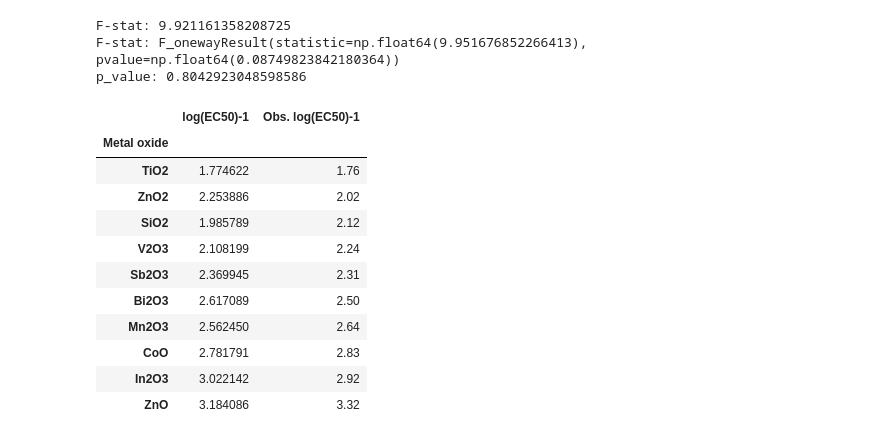
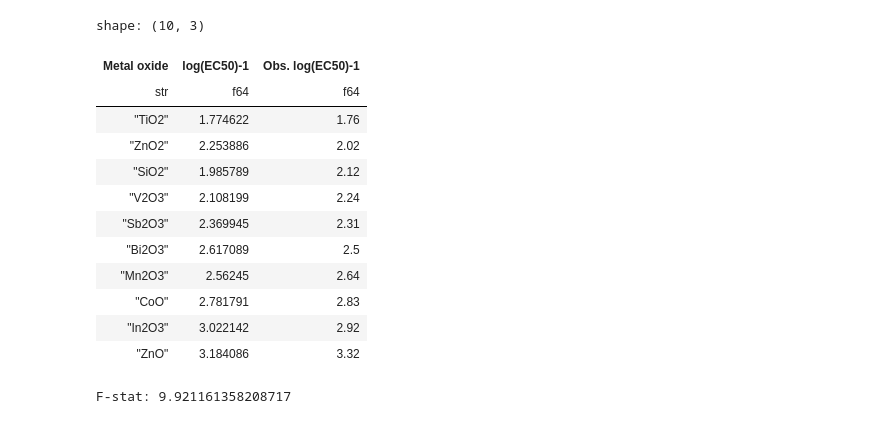
Before and after one commit to Kubabob/uczenie_maszynowe, a Jupyter notebook: 1/zad1.ipynb, the cells around one changed output. Saved outputs shown, nothing was run; the diff lists cells and outputs as text; code cells hidden in the pictures.

```diff
--- a/1/zad1.ipynb
+++ b/1/zad1.ipynb
@@ -41,0 +3,4 @@ standarized_data
+# %%
+input_matrix = pl.read_excel(
+    'zad1.xlsx'
+)
@@ -42,4 +18,12 @@ standarized_data
+# %%
+descriptors = input_matrix.select([pl.col("Hfc"), pl.col("Xc")])
+# %%
+standarized_descriptors = descriptors.select(
+    (pl.all() - pl.all().mean()) / pl.all().std()
+)
 # %%
-Y = pd.concat([2.466 + 0.244*standarized_data['Hfc'] + 0.394*standarized_data["Xc"], input_data['Obs. log(EC50)-1']],
-              axis=1,
-              names=['log(EC50)-1', 'Obs. log(EC50)-1'])
+Y_pred = standarized_descriptors.select(
+    (2.466 + 0.244*pl.col("Hfc") + 0.394*pl.col("Xc")).alias("log(EC50)-1")
+).with_columns(
+    input_matrix["Obs. log(EC50)-1"]
+)
@@ -100 +76,20 @@ Y
+# %%
+Y_pred.insert_column(
+    0,
+    input_matrix["Metal oxide"]
+)
+# %% [output]
+shape: (10, 3)
+| Metal oxide | log(EC50)-1 | Obs. log(EC50)-1 |
+| str | f64 | f64 |
+| "TiO2" | 1.774622 | 1.76 |
+| "ZnO2" | 2.253886 | 2.02 |
+| "SiO2" | 1.985789 | 2.12 |
+| "V2O3" | 2.108199 | 2.24 |
+| "Sb2O3" | 2.369945 | 2.31 |
+| "Bi2O3" | 2.617089 | 2.5 |
+| "Mn2O3" | 2.56245 | 2.64 |
+| "CoO" | 2.781791 | 2.83 |
+| "In2O3" | 3.022142 | 2.92 |
+| "ZnO" | 3.184086 | 3.32 |
 # %%
@@ -111,23 +106,4 @@ f_value2 = stats.f_oneway(Y.iloc[0], Y.iloc[1])
 # %%
 print(f'F-stat: {f_value}')
-print(f'F-stat: {f_value2}')
-print(f'p_value: {p_value}')
 # %% [output]
-F-stat: 9.921161358208725
-F-stat: F_onewayResult(statistic=np.float64(9.951676852266413), pvalue=np.float64(0.08749823842180364))
-p_value: 0.8042923048598586
+F-stat: 9.921161358208717
-# %%
-Y.iloc[:,:]
-# %% [output]
-|  | log(EC50)-1 | Obs. log(EC50)-1 |
-| Metal oxide |  |  |
-| TiO2 | 1.774622 | 1.76 |
-| ZnO2 | 2.253886 | 2.02 |
-| SiO2 | 1.985789 | 2.12 |
-| V2O3 | 2.108199 | 2.24 |
-| Sb2O3 | 2.369945 | 2.31 |
-| Bi2O3 | 2.617089 | 2.50 |
-| Mn2O3 | 2.562450 | 2.64 |
-| CoO | 2.781791 | 2.83 |
-| In2O3 | 3.022142 | 2.92 |
-| ZnO | 3.184086 | 3.32 |
```
Also changed, not shown: parts of 19 cells of this notebook, 6 other files.
